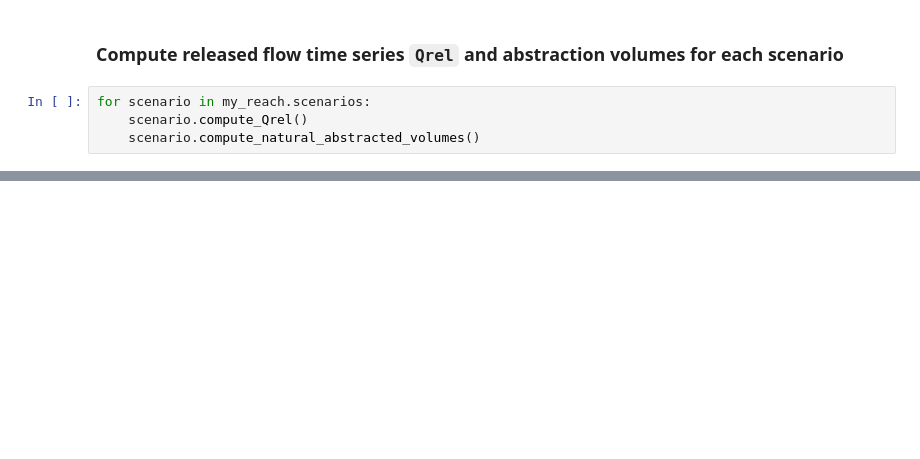
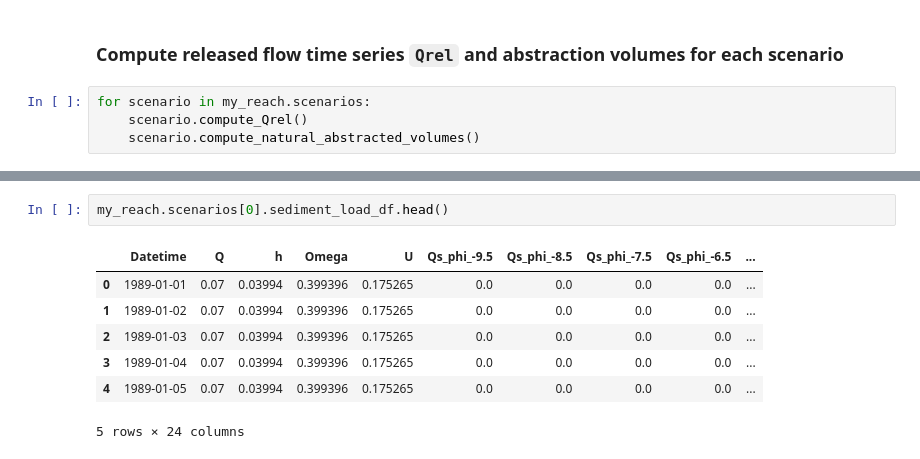
Before and after one commit to sara-acqua/sarawater, a Jupyter notebook: tutorials/tutorial_3_sediment_transport/tutorial_3_sediment_transport.ipynb, the cells around one changed output, grey strips where cells are left out. Drawn from its saved outputs; the diff is of its cells as text; blank space fills up the shorter version.

```diff
--- a/tutorials/tutorial_3_sediment_transport/tutorial_3_sediment_transport.ipynb
+++ b/tutorials/tutorial_3_sediment_transport/tutorial_3_sediment_transport.ipynb
@@ -192,0 +187,10 @@ The budget is simply computed as the integral of the sediment transport capacity
+# %%
+my_reach.scenarios[0].sediment_load_df.head()
+# %% [output]
+|  | Datetime | Q | h | Omega | U | Qs_phi_-9.5 | Qs_phi_-8.5 | Qs_phi_-7.5 | Qs_phi_-6.5 | ... |
+| 0 | 1989-01-01 | 0.07 | 0.03994 | 0.399396 | 0.175265 | 0.0 | 0.0 | 0.0 | 0.0 | ... |
+| 1 | 1989-01-02 | 0.07 | 0.03994 | 0.399396 | 0.175265 | 0.0 | 0.0 | 0.0 | 0.0 | ... |
+| 2 | 1989-01-03 | 0.07 | 0.03994 | 0.399396 | 0.175265 | 0.0 | 0.0 | 0.0 | 0.0 | ... |
+| 3 | 1989-01-04 | 0.07 | 0.03994 | 0.399396 | 0.175265 | 0.0 | 0.0 | 0.0 | 0.0 | ... |
+| 4 | 1989-01-05 | 0.07 | 0.03994 | 0.399396 | 0.175265 | 0.0 | 0.0 | 0.0 | 0.0 | ... |
+5 rows × 24 columns
```
Also changed, not shown: parts of 43 cells of this notebook, 6 other files.
